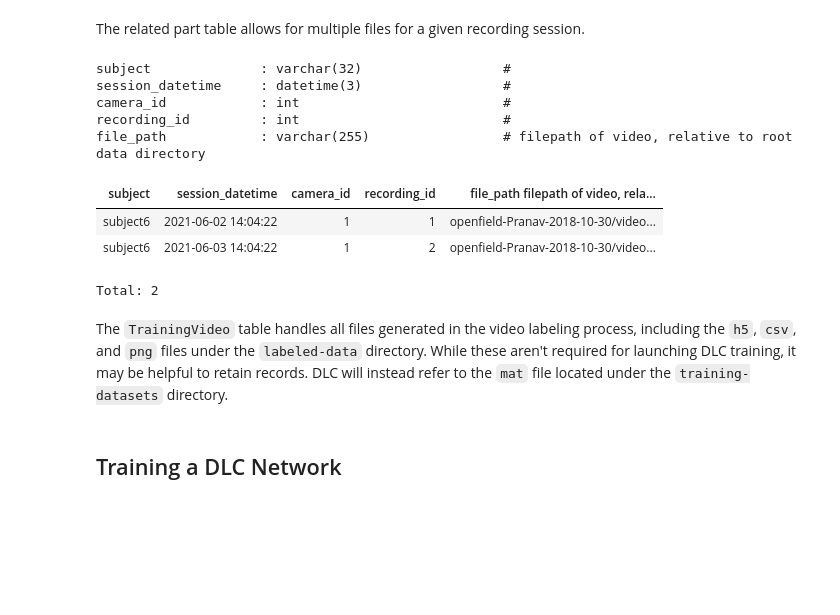
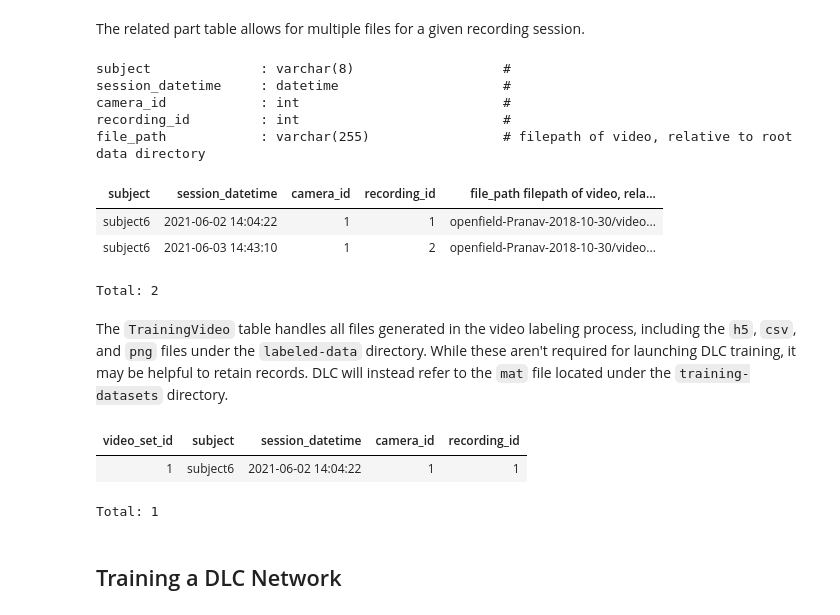
Before and after one commit to datajoint/element-deeplabcut, a Jupyter notebook: notebooks/03-Process.ipynb, the cells around one changed output. Saved outputs shown, nothing was run; the diff lists cells and outputs as text; code cells hidden in the pictures; blank space fills up the shorter version.

```diff
--- a/notebooks/03-Process.ipynb
+++ b/notebooks/03-Process.ipynb
@@ -88,31 +92,31 @@ recordings = [{'recording_id': '1',
                'camera_id': '1'},
               {'recording_id': '2',
                'subject': 'subject6',
-               'session_datetime': '2021-06-03 14:04:22',
-               'recording_start_time': '2021-06-04 14:07:00',
+               'session_datetime': '2021-06-03 14:43:10',
+               'recording_start_time': '2021-06-03 14:50:00',
                'camera_id': '1'}]
-dlc.VideoRecording.insert(recordings)
+VideoRecording.insert(recordings)
 # %% [markdown]
 The related part table allows for multiple files for a given recording session.
 # %%
-dlc.VideoRecording.File.heading
+VideoRecording.File.heading
 # %% [output]
-subject              : varchar(32)                  #
-session_datetime     : datetime(3)                  #
+subject              : varchar(8)                   #
+session_datetime     : datetime                     #
 camera_id            : int                          #
 recording_id         : int                          #
 file_path            : varchar(255)                 # filepath of video, relative to root data directory
 # %%
 recordings[0].update({'file_path': 'openfield-Pranav-2018-10-30/videos/m3v1mp4.mp4'})
 recordings[1].update({'file_path': 'openfield-Pranav-2018-10-30/videos/m3v1mp4-copy.mp4'})
-dlc.VideoRecording.File.insert(recordings, ignore_extra_fields=True)
+VideoRecording.File.insert(recordings, ignore_extra_fields=True)
-# %%
-dlc.VideoRecording.File()
-# %% [output]
-| subject | session_datetime | camera_id | recording_id | file_path filepath of video, rela... |
-| subject6 | 2021-06-02 14:04:22 | 1 | 1 | openfield-Pranav-2018-10-30/video... |
-| subject6 | 2021-06-03 14:04:22 | 1 | 2 | openfield-Pranav-2018-10-30/video... |
-Total: 2
+# %%
+VideoRecording.File()
+# %% [output]
+| subject | session_datetime | camera_id | recording_id | file_path filepath of video, rela... |
+| subject6 | 2021-06-02 14:04:22 | 1 | 1 | openfield-Pranav-2018-10-30/video... |
+| subject6 | 2021-06-03 14:43:10 | 1 | 2 | openfield-Pranav-2018-10-30/video... |
+Total: 2
 # %% [markdown]
 The `TrainingVideo` table handles all files generated in the video labeling process, including the `h5`, `csv`, and `png` files under the `labeled-data` directory. While these aren't required for launching DLC training, it may be helpful to retain records. DLC will instead refer to the `mat` file located under the `training-datasets` directory.
 # %%
@@ -127,3 +131,9 @@ dlc.TrainingVideo.VideoRecording.insert1(video_key)
+# %%
+train.VideoSet.VideoRecording()
+# %% [output]
+| video_set_id | subject | session_datetime | camera_id | recording_id |
+| 1 | subject6 | 2021-06-02 14:04:22 | 1 | 1 |
+Total: 1
 # %% [markdown]
 ## Training a DLC Network
 # %% [markdown]
```
Also changed, not shown: parts of 34 cells of this notebook, 33 other files.
